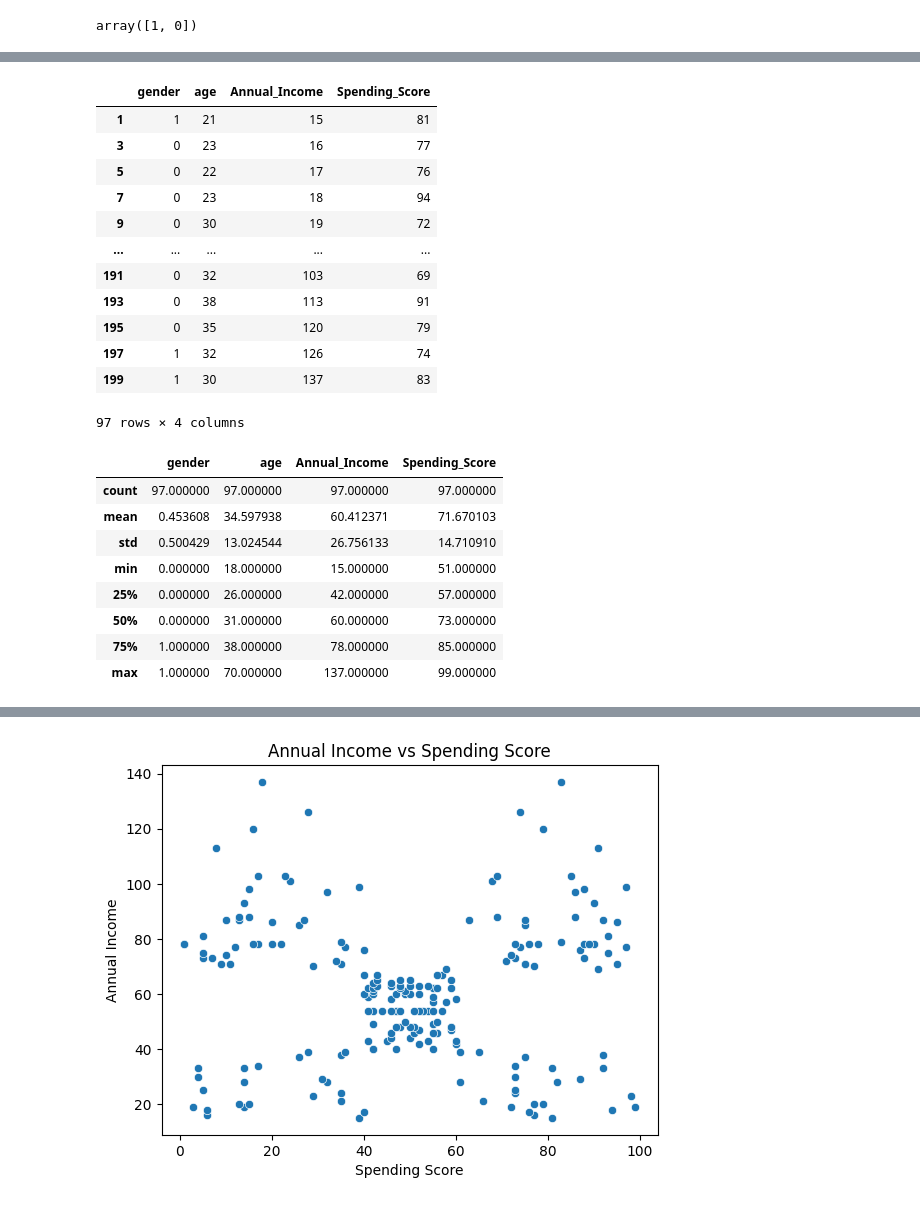
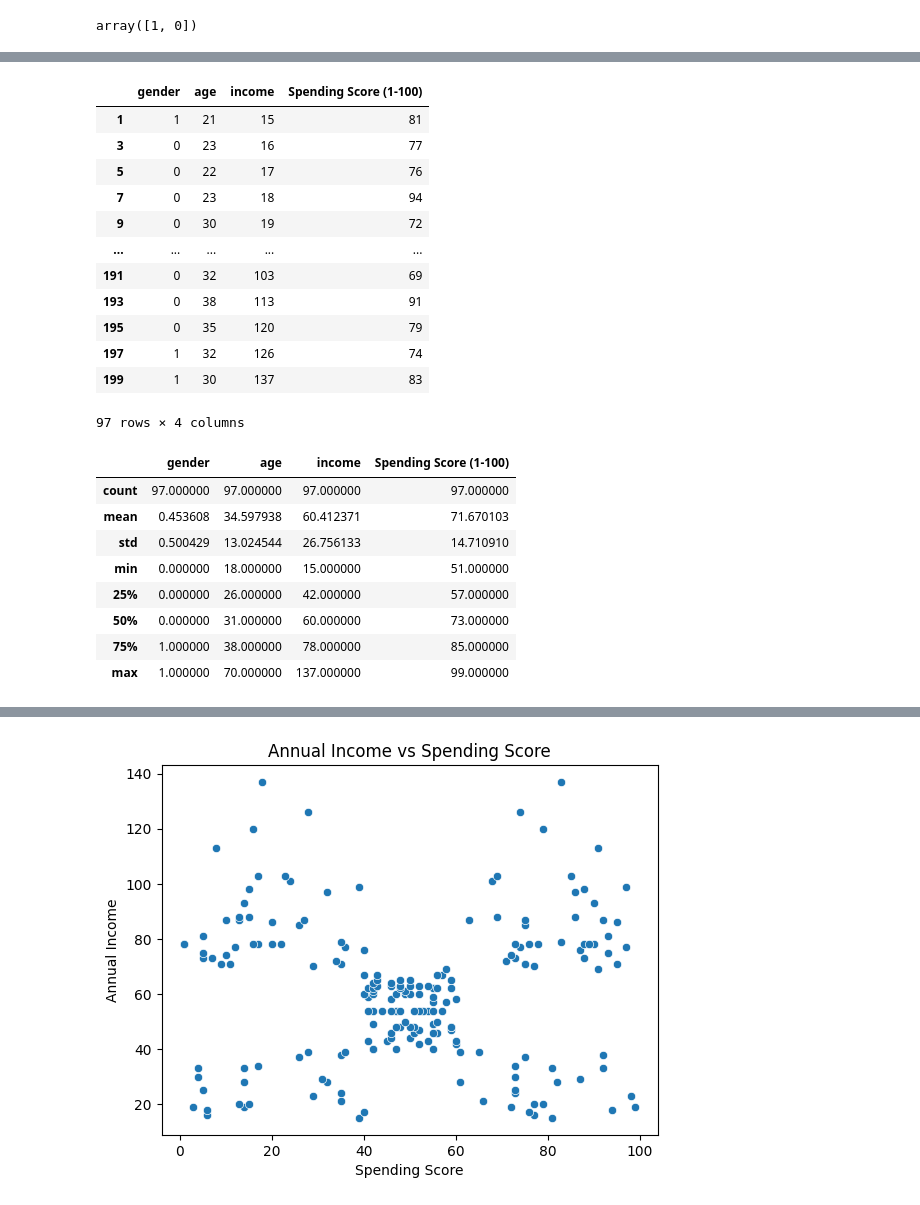
Before and after one commit to jahanOSTG/K-means_Clustering_Algorithm, a Jupyter notebook: k_means_clustering.ipynb, the cells around one changed output, grey strips where cells are left out. Cells and saved outputs as stored; diff of their text form; code cells hidden in the pictures.

```diff
--- a/k_means_clustering.ipynb
+++ b/k_means_clustering.ipynb
@@ -100,10 +100,10 @@ plt.show()
 # %%
 # seperate for upper than 50 scores
-mask=data['Spending_Score']>50
+mask=data['Spending Score (1-100)']>50
 upper_50=data[mask]
 upper_50
 # %% [output]
-|  | gender | age | Annual_Income | Spending_Score |
+|  | gender | age | income | Spending Score (1-100) |
 | 1 | 1 | 21 | 15 | 81 |
 | 3 | 0 | 23 | 16 | 77 |
 | 5 | 0 | 22 | 17 | 76 |
@@ -119,7 +119,7 @@ upper_50
 # %%
 upper_50.describe()
 # %% [output]
-|  | gender | age | Annual_Income | Spending_Score |
+|  | gender | age | income | Spending Score (1-100) |
 | count | 97.000000 | 97.000000 | 97.000000 | 97.000000 |
 | mean | 0.453608 | 34.597938 | 60.412371 | 71.670103 |
 | std | 0.500429 | 13.024544 | 26.756133 | 14.710910 |
```
Also changed, not shown: parts of 17 cells of this notebook.
